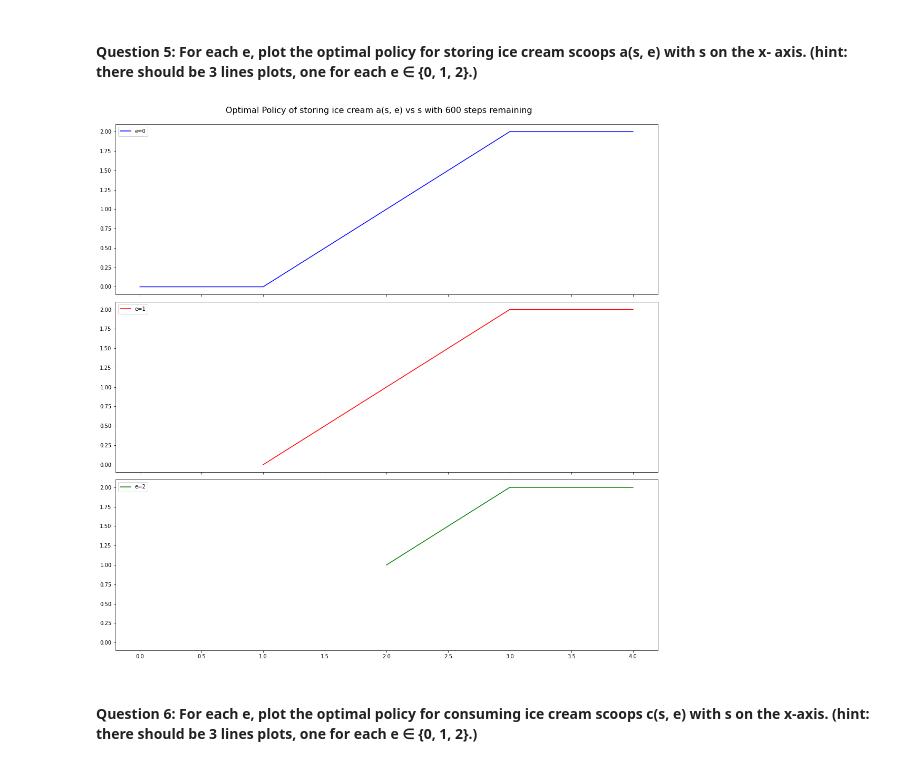
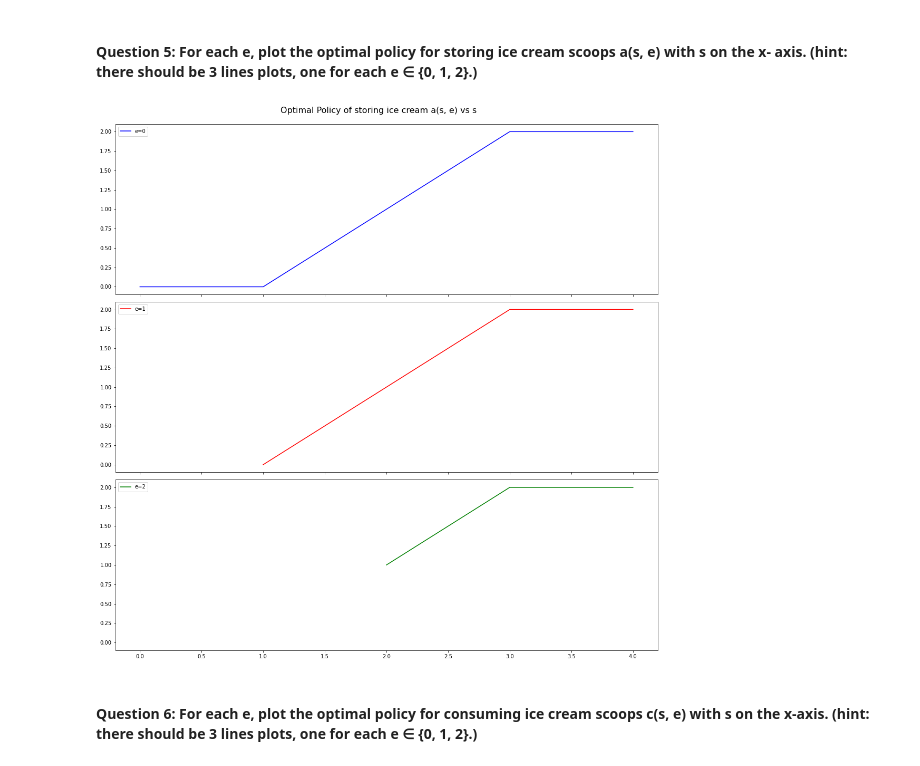
Before and after one commit to colella2/ReinforcementLearning_Assignment2, a Jupyter notebook: Reinforcement_Learning_Assignment 2_Targoon v2.ipynb, the cells around one changed output. Cells and saved outputs as stored; diff of their text form; code cells hidden in the pictures.

```diff
--- a/Reinforcement_Learning_Assignment 2_Targoon v2.ipynb
+++ b/Reinforcement_Learning_Assignment 2_Targoon v2.ipynb
@@ -446,19 +487,19 @@ s_e2, a_e2 = zip(*a_e2)
 # %%
 fig, ax = plt.subplots(3, 1, figsize=(15, 15), sharex=True, sharey=True)
 fig.tight_layout()
 
 ax[0].plot(s_e0, a_e0, label='e=0', color='b')
 ax[0].legend()
 ax[1].plot(s_e1, a_e1, label='e=1', color='r')
 ax[1].legend()
 ax[2].plot(s_e2, a_e2, label='e=2', color='g')
 ax[2].legend()
 
-fig.suptitle('Optimal Policy of storing ice cream a(s, e) vs s with 600 steps remaining', size=16)
+fig.suptitle('Optimal Policy of storing ice cream a(s, e) vs s', size=16)
 fig.tight_layout()
 fig.subplots_adjust(top=0.95)
 # %% [output]
-[figure, old version]
+[figure, new version]
 # %% [markdown]
 #### Question 6: For each e, plot the optimal policy for consuming ice cream scoops c(s, e) with s on the x-axis. (hint: there should be 3 lines plots, one for each e ∈ {0, 1, 2}.)
 # %%
```
Also changed, not shown: parts of 33 cells of this notebook.
